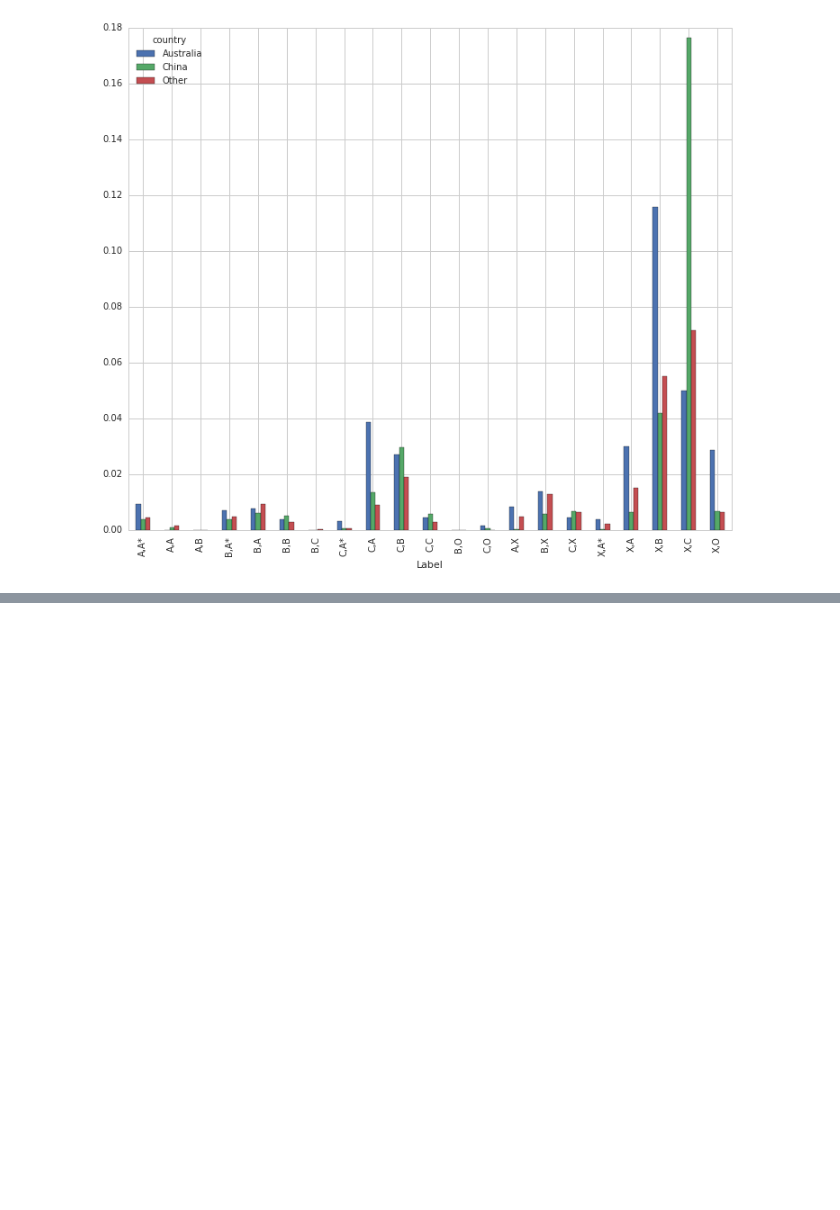
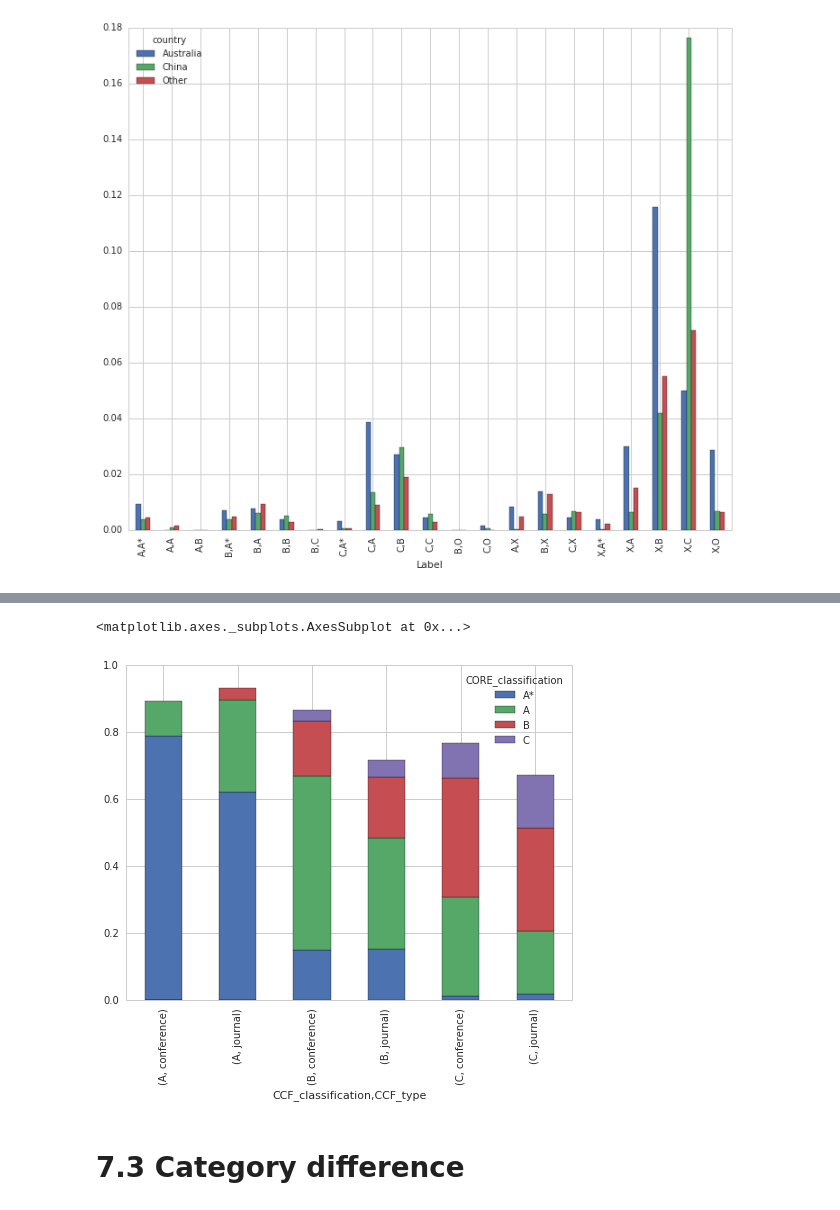
Before and after one commit to Jingfei-Han/citation_prediction, a Jupyter notebook: aminer_gai/myanalysis.ipynb, the cells around one changed output, grey strips where cells are left out. Drawn from its saved outputs; the diff is of its cells as text; code cells hidden in the pictures; blank space fills up the shorter version.

```diff
--- a/aminer_gai/myanalysis.ipynb
+++ b/aminer_gai/myanalysis.ipynb
@@ -1124,0 +1181,4 @@ draw_parts_distribution(df_cur, df_author, df_a2p, df_paper, H_low=0, H_high=0)
+# %%
+ct_type = pd.crosstab([df_merge2.CCF_classification, df_merge2.CCF_type], df_merge2.CORE_classification, \
+            margins=True)#[['A*', 'A', 'B', 'C', 'Australasian', 'Not ranked','X', 'All']]
+ct_type[['A*', 'A', 'B', 'C', 'Australasian', 'Not ranked','X', 'All']]
@@ -1124,0 +1195,8 @@ draw_parts_distribution(df_cur, df_author, df_a2p, df_paper, H_low=0, H_high=0)
+# %%
+ct_type.div(ct_type['All'], axis=0)[['A*', 'A', 'B', 'C']]\
+.ix[['A','B','C']].plot(kind='bar', figsize=(8, 6), stacked=True)
+# %% [output]
+<matplotlib.axes._subplots.AxesSubplot at 0x...>
+[figure, added]
+# %% [markdown]
+# 7.3 Category difference
```
Also changed, not shown: parts of 35 cells of this notebook.
